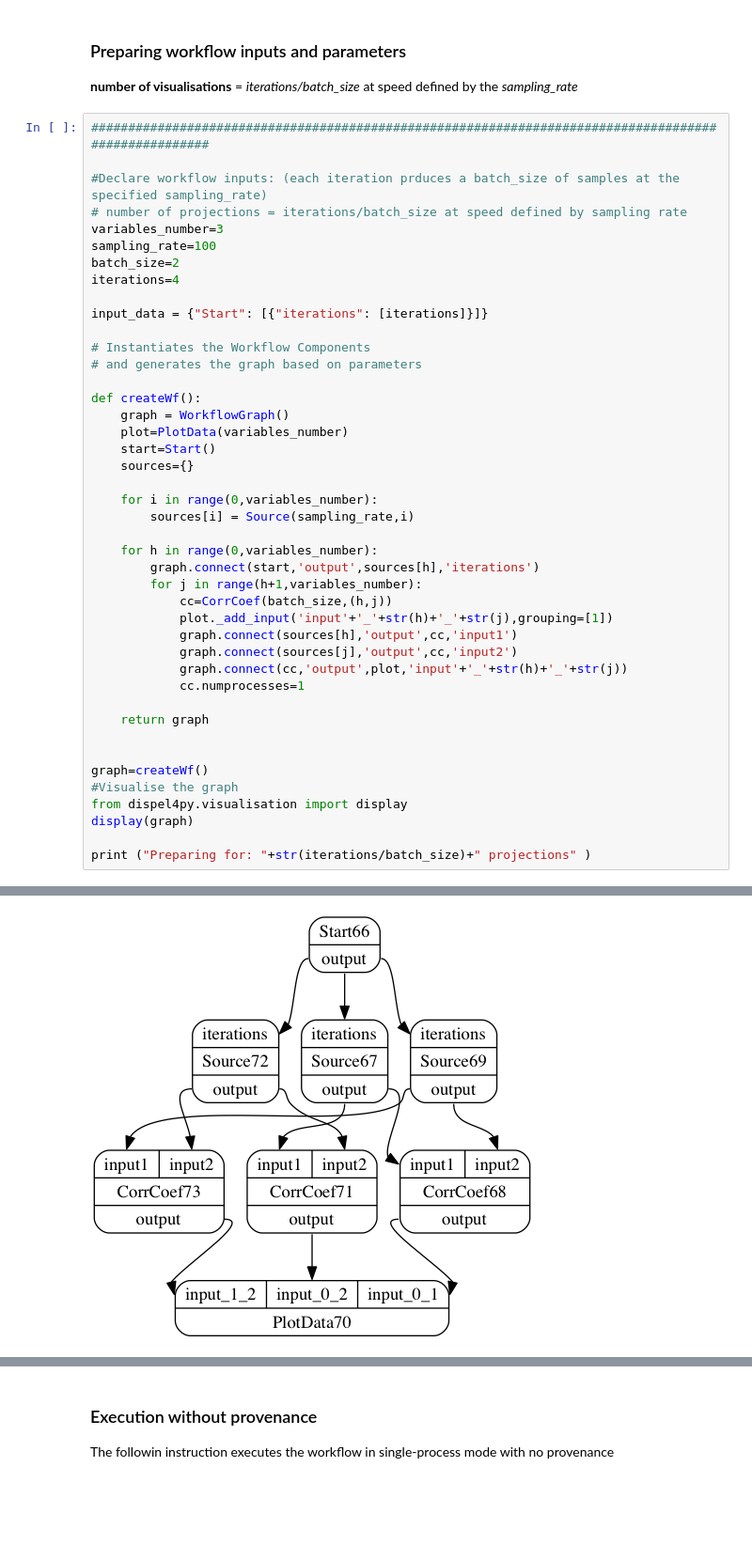
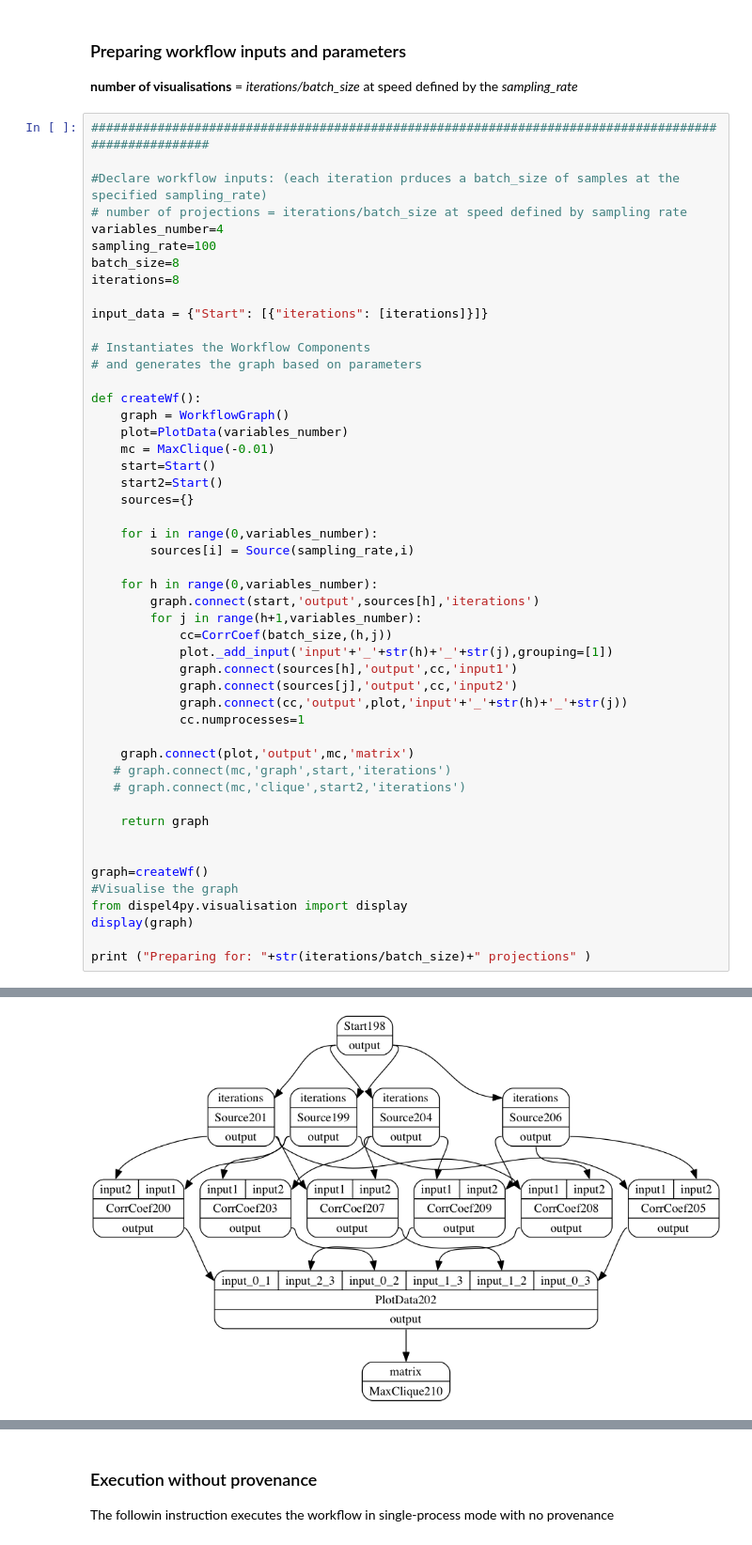
Before and after one commit to rayson1223/dispel4py, a Jupyter notebook: d4py-prov-xcorrelation-example.ipynb, the cells around one changed output, grey strips where cells are left out. Shown at 94% size. Saved outputs shown, nothing was run; the diff lists cells and outputs as text; blank space fills up the shorter version.

Commit message:
Updated workflow with graph/clique finding
provenance.py not yet updated accordingly.

```diff
--- a/d4py-prov-xcorrelation-example.ipynb
+++ b/d4py-prov-xcorrelation-example.ipynb
@@ -234,10 +278,10 @@ class CorrCoef(GenericPE):
 
 #Declare workflow inputs: (each iteration prduces a batch_size of samples at the specified sampling_rate)
 # number of projections = iterations/batch_size at speed defined by sampling rate
-variables_number=3
+variables_number=4
 sampling_rate=100
-batch_size=2
-iterations=4
+batch_size=8
+iterations=8
 
 input_data = {"Start": [{"iterations": [iterations]}]}
 
@@ -247,7 +291,9 @@ input_data = {"Start": [{"iterations": [iterations]}]}
 def createWf():
     graph = WorkflowGraph()
     plot=PlotData(variables_number)
+    mc = MaxClique(-0.01)
     start=Start()
+    start2=Start()
     sources={}
 
     for i in range(0,variables_number):
@@ -263,6 +309,10 @@ def createWf():
             graph.connect(cc,'output',plot,'input'+'_'+str(h)+'_'+str(j))
             cc.numprocesses=1
 
+    graph.connect(plot,'output',mc,'matrix')
+   # graph.connect(mc,'graph',start,'iterations')
+   # graph.connect(mc,'clique',start2,'iterations')
+
     return graph
 
 
@@ -284 +340 @@ SETTING NAME: CorrCoef
-[figure, old version]
+[figure, new version]
```
Also changed, not shown: parts of 6 cells of this notebook.
